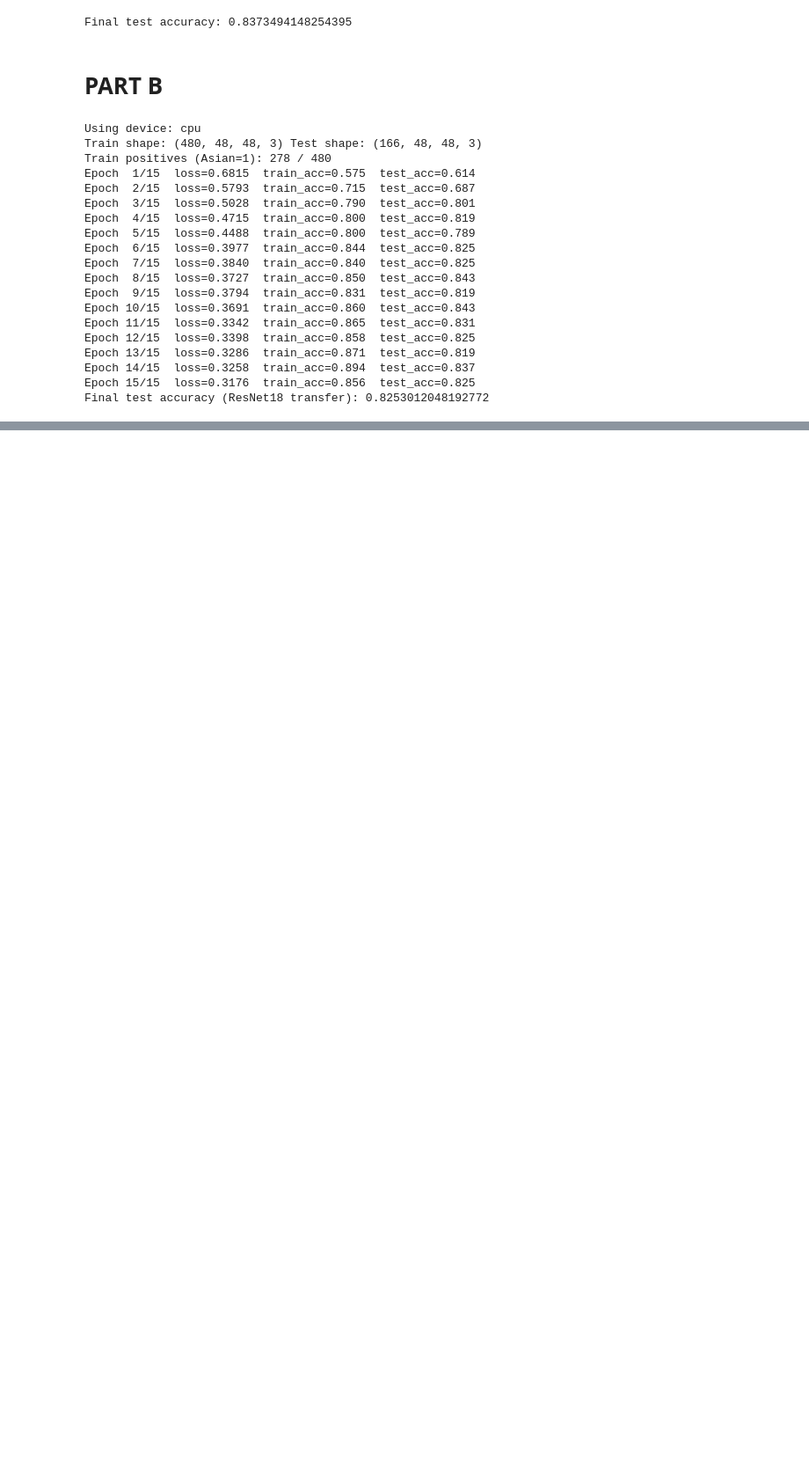
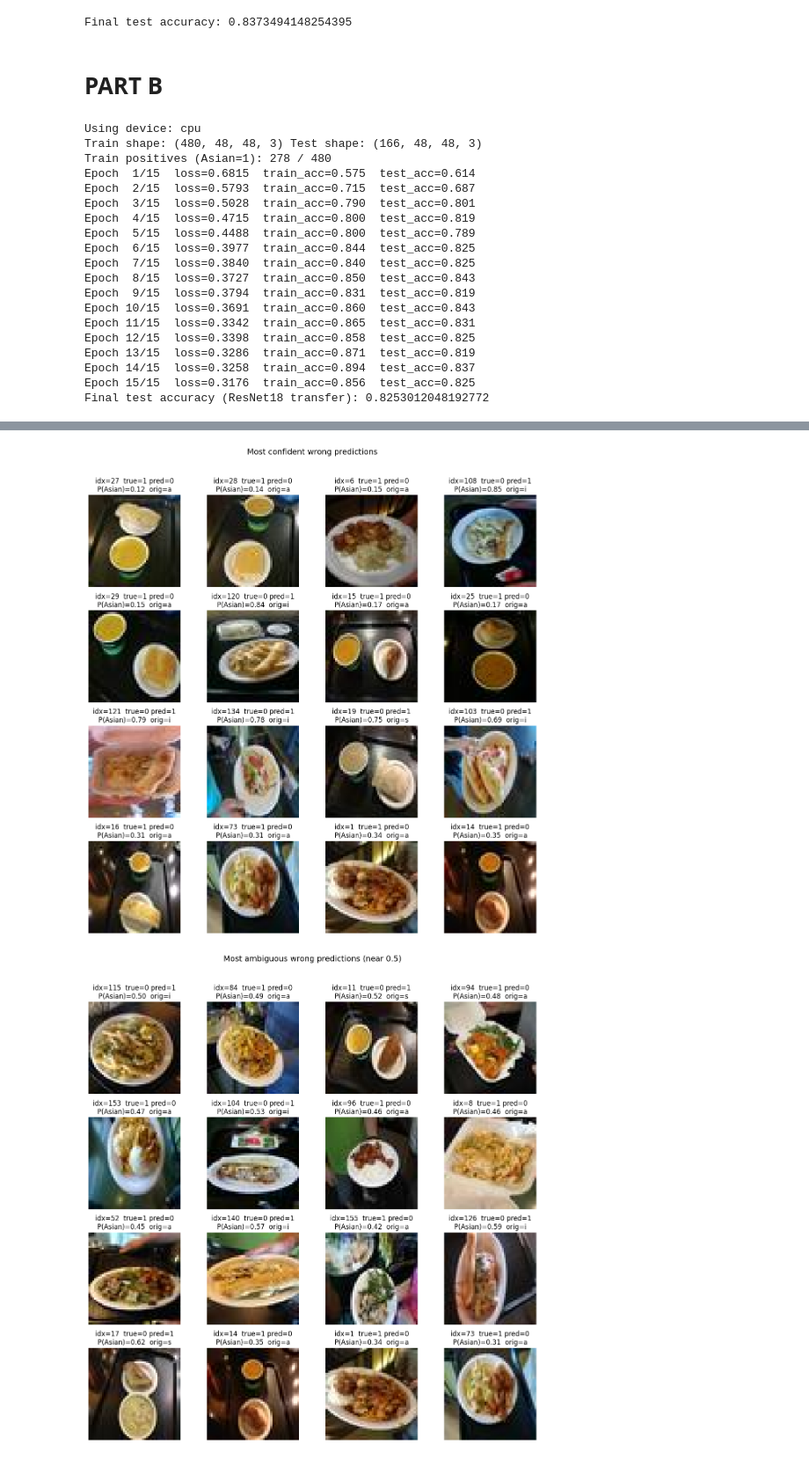
Before and after one commit to Ricki-C/DSC140B-CODING-HW, a Jupyter notebook: hw08_dsc140b.ipynb, the cells around one changed output, grey strips where cells are left out. Shown at 88% size. Cells and saved outputs as stored; diff of their text form; code cells hidden in the pictures; blank space fills up the shorter version.

```diff
--- a/hw08_dsc140b.ipynb
+++ b/hw08_dsc140b.ipynb
@@ -349,0 +406,31 @@ Final test accuracy (ResNet18 transfer): 0.8253012048192772
+# %%
+import matplotlib.pyplot as plt
+
+def show_examples(idxs, title, n=16):
+    idxs = idxs[:n]
+    cols = 4
+    rows = int(np.ceil(len(idxs)/cols))
+    plt.figure(figsize=(12, 3*rows))
+    for k, i in enumerate(idxs):
+        true = all_true[i]
+        pred = all_pred[i]
+        p = all_prob_asian[i]
+        plt.subplot(rows, cols, k+1)
+        plt.imshow(X_test_raw[i])  # 原始图直接 imshow（作业也提示可以这样做）:contentReference[oaicite:1]{index=1}
+        plt.axis("off")
+        plt.title(f"idx={i}  true={true} pred={pred}\nP(Asian)={p:.2f}  orig={y_test_raw[i]}")
+    plt.suptitle(title, y=1.02, fontsize=14)
+    plt.tight_layout()
+    plt.show()
+
+# A) 最“自信”错的：|p-0.5| 最大
+wrong_conf = np.abs(all_prob_asian[wrong_idx] - 0.5)
+conf_order = wrong_idx[np.argsort(-wrong_conf)]
+show_examples(conf_order, "Most confident wrong predictions", n=16)
+
+# B) 最“模糊”错的：|p-0.5| 最小（最接近 0.5）
+amb_order = wrong_idx[np.argsort(wrong_conf)]
+show_examples(amb_order, "Most ambiguous wrong predictions (near 0.5)", n=16)
+# %% [output]
+[figure, added]
+[figure, added]
```
Also changed, not shown: parts of 1 cell of this notebook.
